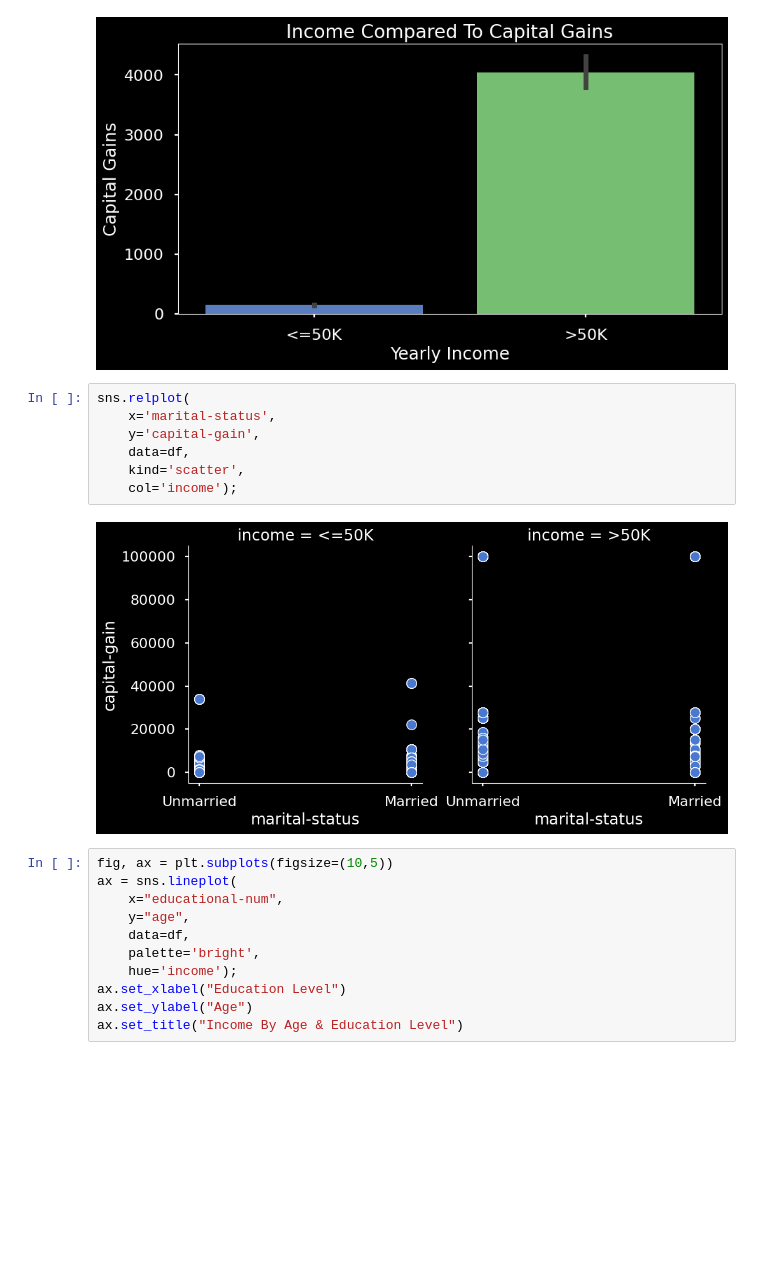
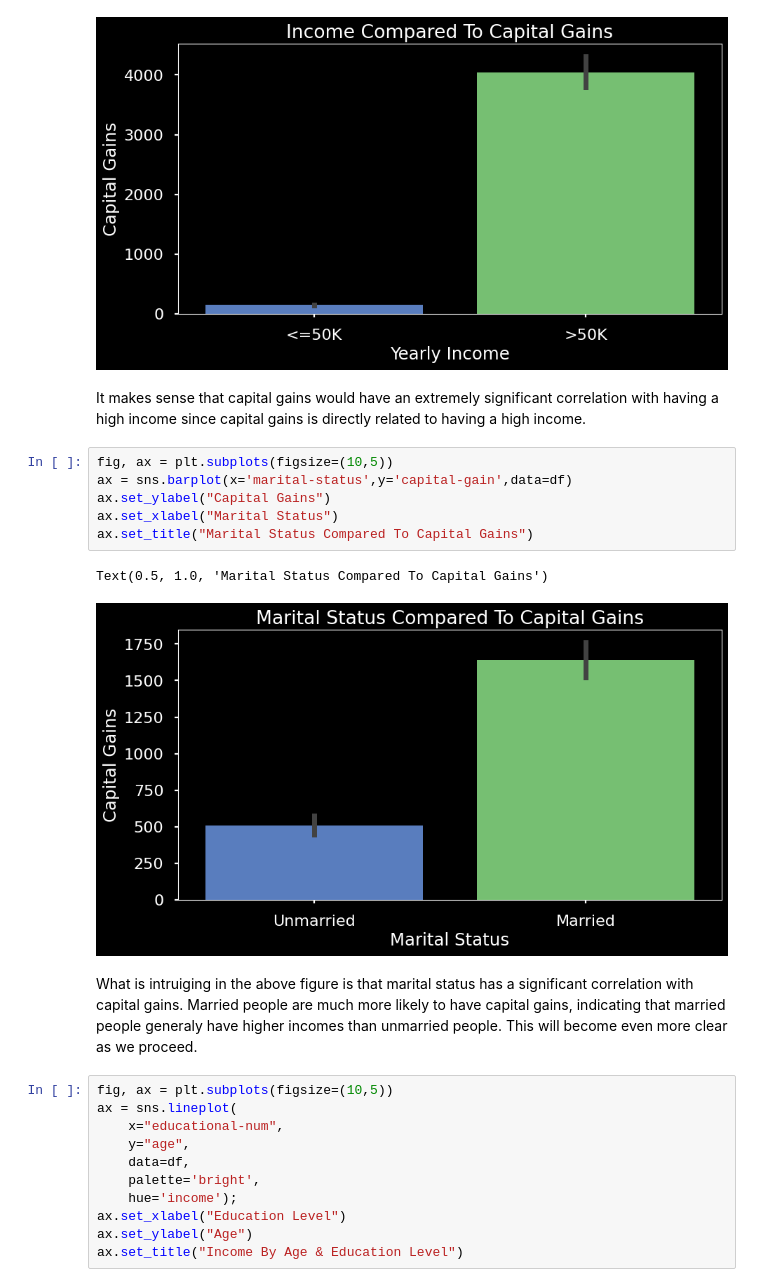
Before and after one commit to JamisonHunter/Adult-Income-Prediction, a Jupyter notebook: adult_income_prediction_j_hunter.ipynb, the cells around one changed output. Drawn from its saved outputs; the diff is of its cells as text; blank space fills up the shorter version.

```diff
--- a/adult_income_prediction_j_hunter.ipynb
+++ b/adult_income_prediction_j_hunter.ipynb
@@ -518,15 +522,19 @@ ax.set_title("Income Compared To Capital Gains")
 # %% [output]
 Text(0.5, 1.0, 'Income Compared To Capital Gains')
 [figure]
-# %%
-sns.relplot(
-    x='marital-status',
-    y='capital-gain',
-    data=df,
-    kind='scatter',
-    col='income');
-# %% [output]
-[figure, removed]
+# %% [markdown]
+It makes sense that capital gains would have an extremely significant correlation with having a high income since capital gains is directly related to having a high income.
+# %%
+fig, ax = plt.subplots(figsize=(10,5))
+ax = sns.barplot(x='marital-status',y='capital-gain',data=df)
+ax.set_ylabel("Capital Gains")
+ax.set_xlabel("Marital Status")
+ax.set_title("Marital Status Compared To Capital Gains")
+# %% [output]
+Text(0.5, 1.0, 'Marital Status Compared To Capital Gains')
+[figure, added]
+# %% [markdown]
+What is intruiging in the above figure is that marital status has a significant correlation with capital gains. Married people are much more likely to have capital gains, indicating that married people generaly have higher incomes than unmarried people. This will become even more clear as we proceed.
 # %%
 fig, ax = plt.subplots(figsize=(10,5))
 ax = sns.lineplot(
```
Also changed, not shown: parts of 5 cells of this notebook.
